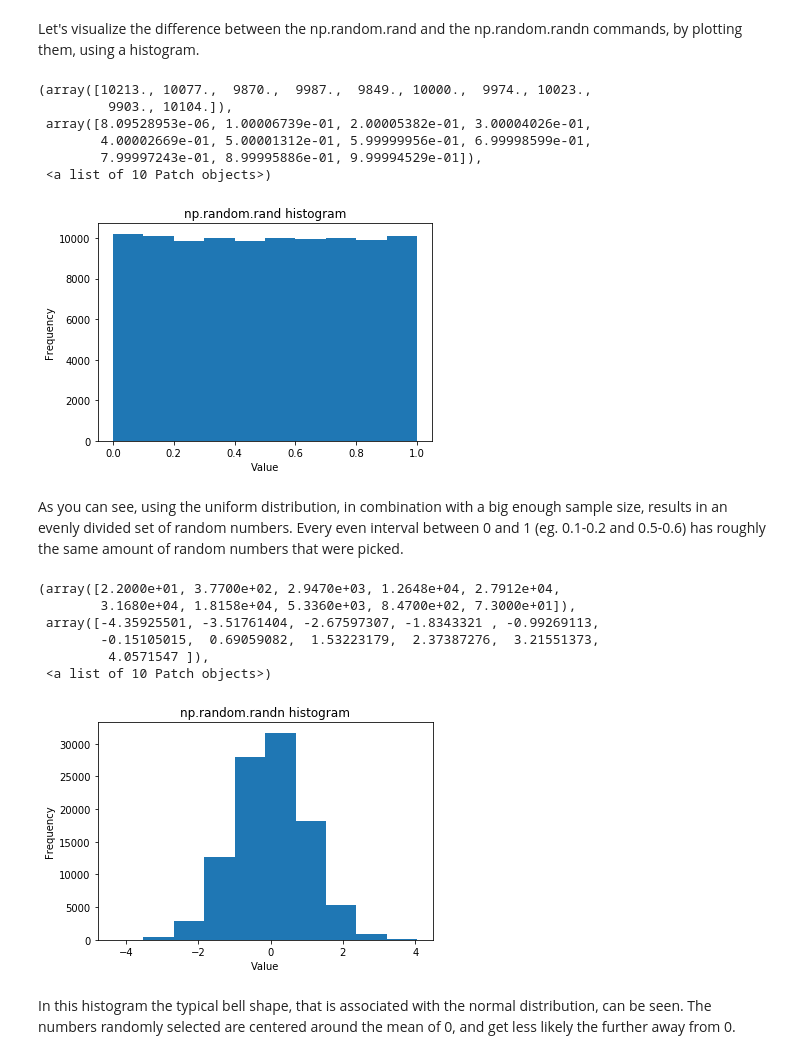
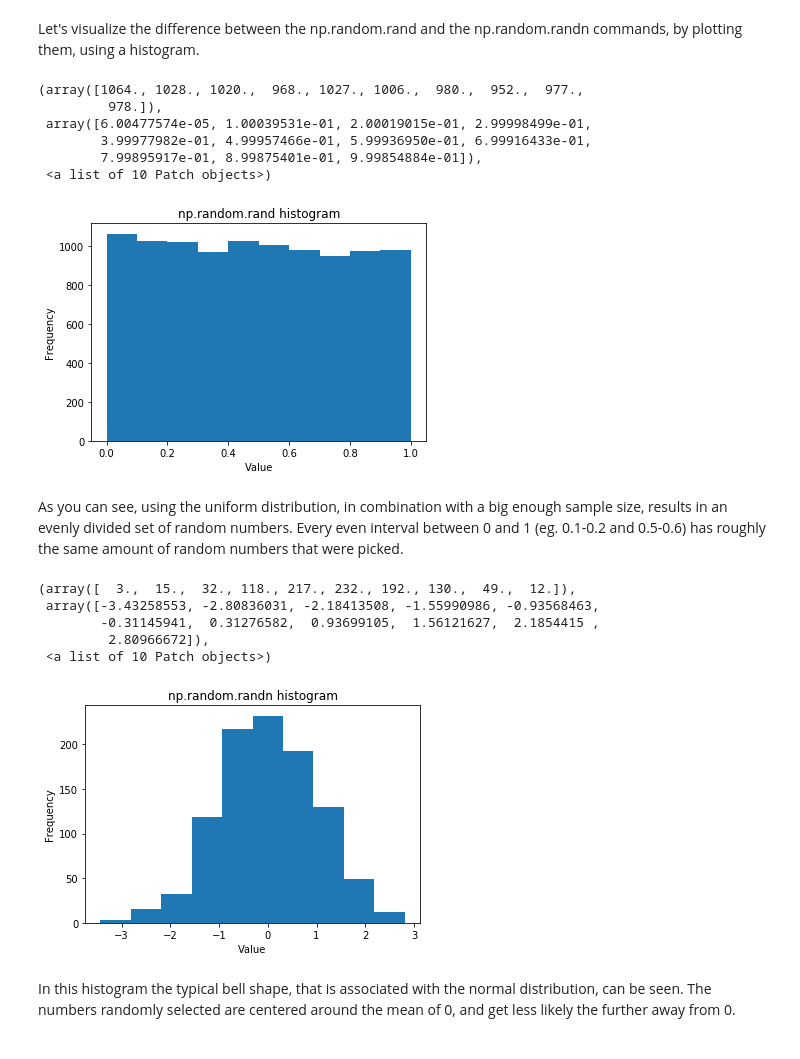
Before and after one commit to Ardvb/Numpy-random, a Jupyter notebook: Numpy-random.ipynb, the cells around one changed output. Saved outputs shown, nothing was run; the diff lists cells and outputs as text; code cells hidden in the pictures.

```diff
--- a/Numpy-random.ipynb
+++ b/Numpy-random.ipynb
@@ -58,35 +60,34 @@ array([[[ 1.08366653,  1.07727214, -0.74516136,  0.56902623],
 Let's visualize the difference between the np.random.rand and the np.random.randn commands, by plotting them, using a histogram.
 # %%
 # Link I used to learn more about histograms: https://www.datacamp.com/community/tutorials/histograms-matplotlib
-x = np.random.rand(100000) # creating a sample of 100000 random floats between 0 and 1
+x = np.random.rand(10000) # creating a sample of 10000 random floats between 0 and 1
 plt.xlabel("Value") # Display "Value" under the x-axis
 plt.ylabel("Frequency") # Display "Frequency" next to the y-axis
 plt.title("np.random.rand histogram") # Give the plot an appropriate title
 plt.hist(x) # Plot the histogram
 # %% [output]
-(array([10213., 10077.,  9870.,  9987.,  9849., 10000.,  9974., 10023.,
-         9903., 10104.]),
- array([8.09528953e-06, 1.00006739e-01, 2.00005382e-01, 3.00004026e-01,
-        4.00002669e-01, 5.00001312e-01, 5.99999956e-01, 6.99998599e-01,
-        7.99997243e-01, 8.99995886e-01, 9.99994529e-01]),
+(array([1064., 1028., 1020.,  968., 1027., 1006.,  980.,  952.,  977.,
+         978.]),
+ array([6.00477574e-05, 1.00039531e-01, 2.00019015e-01, 2.99998499e-01,
+        3.99977982e-01, 4.99957466e-01, 5.99936950e-01, 6.99916433e-01,
+        7.99895917e-01, 8.99875401e-01, 9.99854884e-01]),
  <a list of 10 Patch objects>)
-[figure, old version]
+[figure, new version]
 # %% [markdown]
 As you can see, using the uniform distribution, in combination with a big enough sample size, results in an evenly divided set of random numbers. Every even interval between 0 and 1 (eg. 0.1-0.2 and 0.5-0.6) has roughly the same amount of random numbers that were picked.
 # %%
-x = np.random.randn(100000) # Creating a sample of 100000 random floats with mean 0.
-plt.xlabel("Value")
-plt.ylabel("Frequency")
-plt.title("np.random.randn histogram")
-plt.hist(x)
+x = np.random.randn(1000) # Creating a sample of 1000 random floats with mean 0.
+plt.xlabel("Value") # Display "Value" under the x-axis
+plt.ylabel("Frequency") # Display "Frequency" next to the y-axis
+plt.title("np.random.randn histogram") # Give the plot an appropriate title
+plt.hist(x) # Plot the histogram
 # %% [output]
-(array([2.2000e+01, 3.7700e+02, 2.9470e+03, 1.2648e+04, 2.7912e+04,
-        3.1680e+04, 1.8158e+04, 5.3360e+03, 8.4700e+02, 7.3000e+01]),
- array([-4.35925501, -3.51761404, -2.67597307, -1.8343321 , -0.99269113,
-        -0.15105015,  0.69059082,  1.53223179,  2.37387276,  3.21551373,
-         4.0571547 ]),
+(array([  3.,  15.,  32., 118., 217., 232., 192., 130.,  49.,  12.]),
+ array([-3.43258553, -2.80836031, -2.18413508, -1.55990986, -0.93568463,
+        -0.31145941,  0.31276582,  0.93699105,  1.56121627,  2.1854415 ,
+         2.80966672]),
  <a list of 10 Patch objects>)
-[figure, old version]
+[figure, new version]
 # %% [markdown]
 In this histogram the typical bell shape, that is associated with the normal distribution, can be seen. The numbers randomly selected are centered around the mean of 0, and get less likely the further away from 0.
 # %% [markdown]
```
Also changed, not shown: parts of 33 cells of this notebook.
